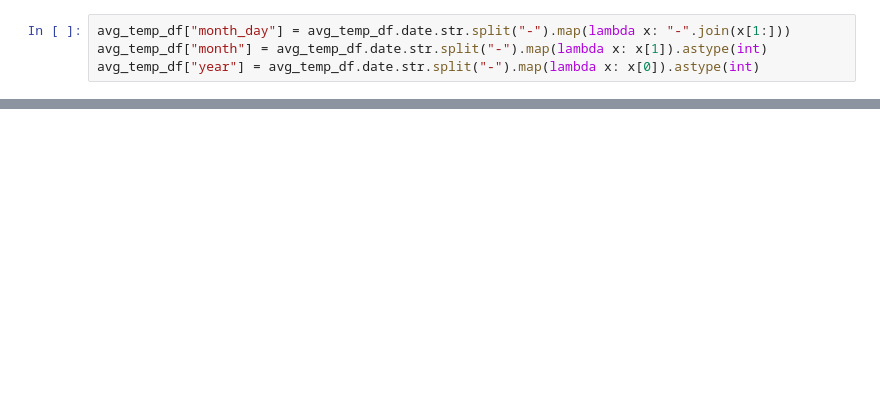
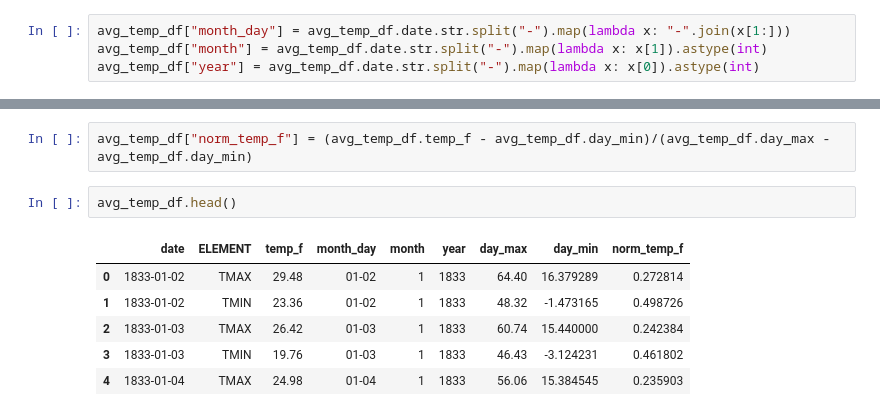
Before and after one commit to gautsi/climate, a Jupyter notebook: notebooks/ghcn_avg.ipynb, the cells around one changed output, grey strips where cells are left out. Cells and saved outputs as stored; diff of their text form; blank space fills up the shorter version.

```diff
--- a/notebooks/ghcn_avg.ipynb
+++ b/notebooks/ghcn_avg.ipynb
@@ -106,3 +118,14 @@ avg_temp_df.head()
+# %%
+avg_temp_df["norm_temp_f"] = (avg_temp_df.temp_f - avg_temp_df.day_min)/(avg_temp_df.day_max - avg_temp_df.day_min)
+# %%
+avg_temp_df.head()
+# %% [output]
+|  | date | ELEMENT | temp_f | month_day | month | year | day_max | day_min | norm_temp_f |
+| 0 | 1833-01-02 | TMAX | 29.48 | 01-02 | 1 | 1833 | 64.40 | 16.379289 | 0.272814 |
+| 1 | 1833-01-02 | TMIN | 23.36 | 01-02 | 1 | 1833 | 48.32 | -1.473165 | 0.498726 |
+| 2 | 1833-01-03 | TMAX | 26.42 | 01-03 | 1 | 1833 | 60.74 | 15.440000 | 0.242384 |
+| 3 | 1833-01-03 | TMIN | 19.76 | 01-03 | 1 | 1833 | 46.43 | -3.124231 | 0.461802 |
+| 4 | 1833-01-04 | TMAX | 24.98 | 01-04 | 1 | 1833 | 56.06 | 15.384545 | 0.235903 |
 # %%
 fig, ax = plt.subplots(figsize = (15, 15), nrows = 12, sharex = True)
 element = "TMAX"
```
Also changed, not shown: parts of 11 cells of this notebook, 5 other files.
